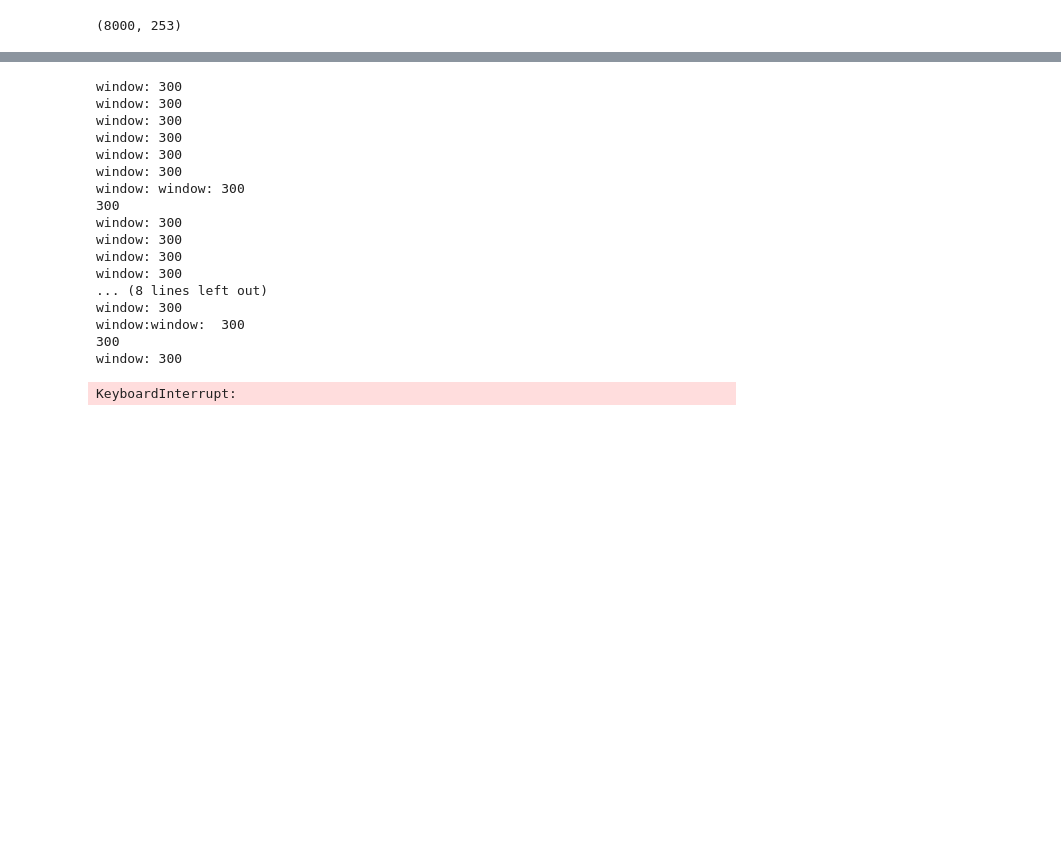
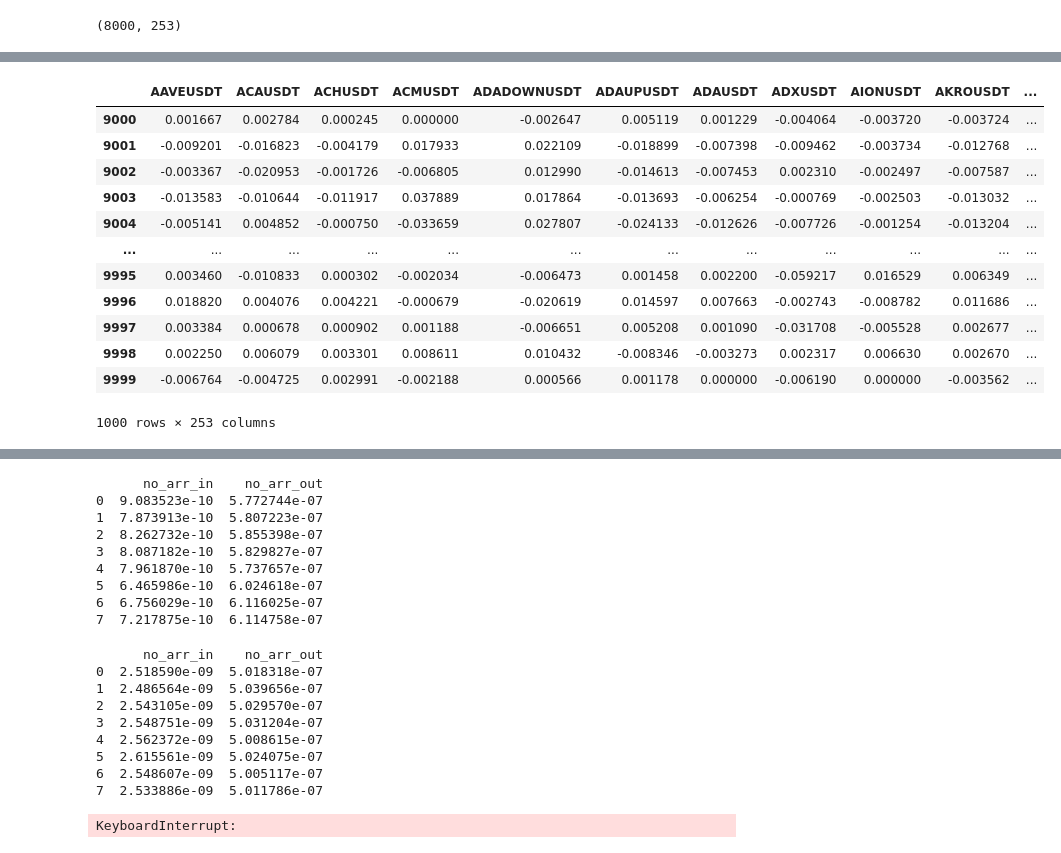
Before and after one commit to Uniblake/fin525, a Jupyter notebook: project_week10.ipynb, the cells around one changed output, grey strips where cells are left out. Drawn from its saved outputs; the diff is of its cells as text; code cells hidden in the pictures; blank space fills up the shorter version.

```diff
--- a/project_week10.ipynb
+++ b/project_week10.ipynb
@@ -286,3 +309,19 @@ X_raw.shape
+# %%
+X_raw.iloc[1000:2000]
+# %% [output]
+|  | AAVEUSDT | ACAUSDT | ACHUSDT | ACMUSDT | ADADOWNUSDT | ADAUPUSDT | ADAUSDT | ADXUSDT | AIONUSDT | AKROUSDT | ... |
+| 9000 | 0.001667 | 0.002784 | 0.000245 | 0.000000 | -0.002647 | 0.005119 | 0.001229 | -0.004064 | -0.003720 | -0.003724 | ... |
+| 9001 | -0.009201 | -0.016823 | -0.004179 | 0.017933 | 0.022109 | -0.018899 | -0.007398 | -0.009462 | -0.003734 | -0.012768 | ... |
+| 9002 | -0.003367 | -0.020953 | -0.001726 | -0.006805 | 0.012990 | -0.014613 | -0.007453 | 0.002310 | -0.002497 | -0.007587 | ... |
+| 9003 | -0.013583 | -0.010644 | -0.011917 | 0.037889 | 0.017864 | -0.013693 | -0.006254 | -0.000769 | -0.002503 | -0.013032 | ... |
+| 9004 | -0.005141 | 0.004852 | -0.000750 | -0.033659 | 0.027807 | -0.024133 | -0.012626 | -0.007726 | -0.001254 | -0.013204 | ... |
+| ... | ... | ... | ... | ... | ... | ... | ... | ... | ... | ... | ... |
+| 9995 | 0.003460 | -0.010833 | 0.000302 | -0.002034 | -0.006473 | 0.001458 | 0.002200 | -0.059217 | 0.016529 | 0.006349 | ... |
+| 9996 | 0.018820 | 0.004076 | 0.004221 | -0.000679 | -0.020619 | 0.014597 | 0.007663 | -0.002743 | -0.008782 | 0.011686 | ... |
+| 9997 | 0.003384 | 0.000678 | 0.000902 | 0.001188 | -0.006651 | 0.005208 | 0.001090 | -0.031708 | -0.005528 | 0.002677 | ... |
+| 9998 | 0.002250 | 0.006079 | 0.003301 | 0.008611 | 0.010432 | -0.008346 | -0.003273 | 0.002317 | 0.006630 | 0.002670 | ... |
+| 9999 | -0.006764 | -0.004725 | 0.002991 | -0.002188 | 0.000566 | 0.001178 | 0.000000 | -0.006190 | 0.000000 | -0.003562 | ... |
+1000 rows × 253 columns
 # %%
 X_raw.corr()
 # %% [output]
@@ -404,24 +414,25 @@ def run_one_T(t=300):
 
     print(res_df)
 # %%
-for i in tqdm(range(len(T_wsf_list))):
-    run_one_T(T_wsf_list[i])
+for i in tqdm(range(len(T_list))):
+    run_one_T(T_list[i], "no")
 # %% [output]
-window: 300
-window: 300
-window: 300
-window: 300
-window: 300
-window: 300
-window: window: 300
-300
-window: 300
-window: 300
-window: 300
-window: 300
-... (8 lines left out)
-window: 300
-window:window:  300
-300
-window: 300
+      no_arr_in    no_arr_out
+0  9.083523e-10  5.772744e-07
+1  7.873913e-10  5.807223e-07
+2  8.262732e-10  5.855398e-07
+3  8.087182e-10  5.829827e-07
+4  7.961870e-10  5.737657e-07
+5  6.465986e-10  6.024618e-07
+6  6.756029e-10  6.116025e-07
+7  7.217875e-10  6.114758e-07
-KeyboardInterrupt:
+      no_arr_in    no_arr_out
+0  2.518590e-09  5.018318e-07
+1  2.486564e-09  5.039656e-07
+2  2.543105e-09  5.029570e-07
+3  2.548751e-09  5.031204e-07
+4  2.562372e-09  5.008615e-07
+5  2.615561e-09  5.024075e-07
+6  2.548607e-09  5.005117e-07
+7  2.533886e-09  5.011786e-07
+KeyboardInterrupt:
```
Also changed, not shown: parts of 14 cells of this notebook.
